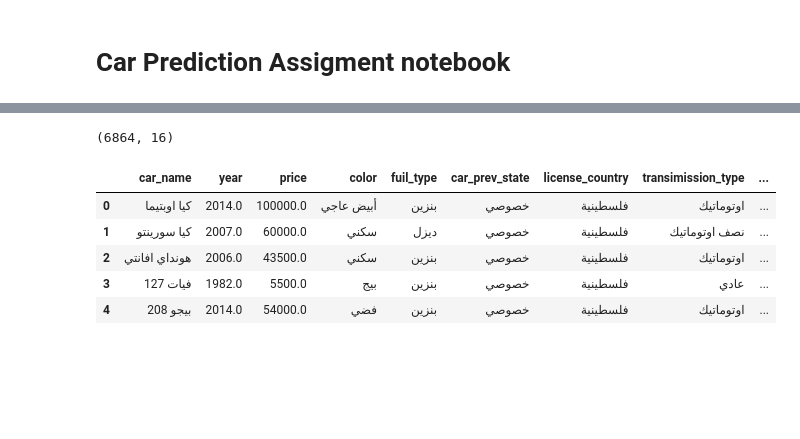
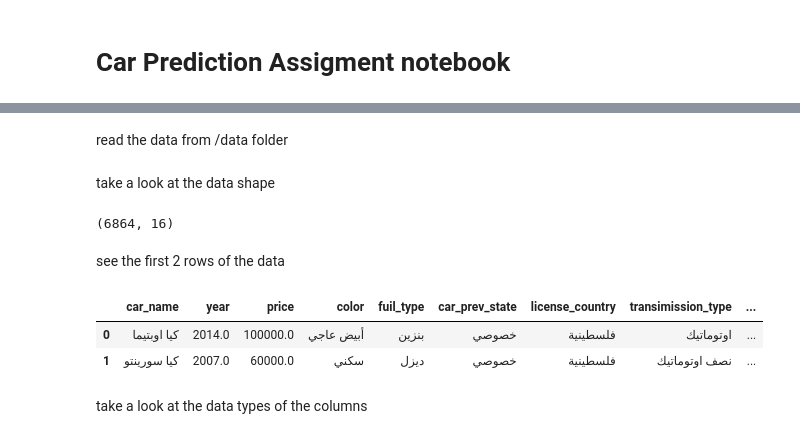
Before and after one commit to mohamadhase/Car-Price-Prediction, a Jupyter notebook: notebooks/car_prediction.ipynb, the cells around one changed output, grey strips where cells are left out. Saved outputs shown, nothing was run; the diff lists cells and outputs as text; code cells hidden in the pictures; blank space fills up the shorter version.

```diff
--- a/notebooks/car_prediction.ipynb
+++ b/notebooks/car_prediction.ipynb
@@ -10,15 +10,20 @@ import re
+# %% [markdown]
+read the data from /data folder
 # %%
 car_data = pd.read_csv('../data/data.csv')
+# %% [markdown]
+take a look at the data shape
 # %%
 car_data.shape
 # %% [output]
 (6864, 16)
+# %% [markdown]
+see the first 2 rows of the data
 # %%
-car_data.head(5)
+car_data.head(2)
 # %% [output]
 |  | car_name | year | price | color | fuil_type | car_prev_state | license_country | transimission_type | ... |
 | 0 | كيا اوبتيما | 2014.0 | 100000.0 | أبيض عاجي | بنزين | خصوصي | فلسطينية | اوتوماتيك | ... |
 | 1 | كيا سورينتو | 2007.0 | 60000.0 | سكني | ديزل | خصوصي | فلسطينية | نصف اوتوماتيك | ... |
-| 2 | هونداي افانتي | 2006.0 | 43500.0 | سكني | بنزين | خصوصي | فلسطينية | اوتوماتيك | ... |
-| 3 | فيات 127 | 1982.0 | 5500.0 | بيج | بنزين | خصوصي | فلسطينية | عادي | ... |
-| 4 | بيجو 208 | 2014.0 | 54000.0 | فضي | بنزين | خصوصي | فلسطينية | اوتوماتيك | ... |
+# %% [markdown]
+take a look at the data types of the columns
```
Also changed, not shown: parts of 37 cells of this notebook.
